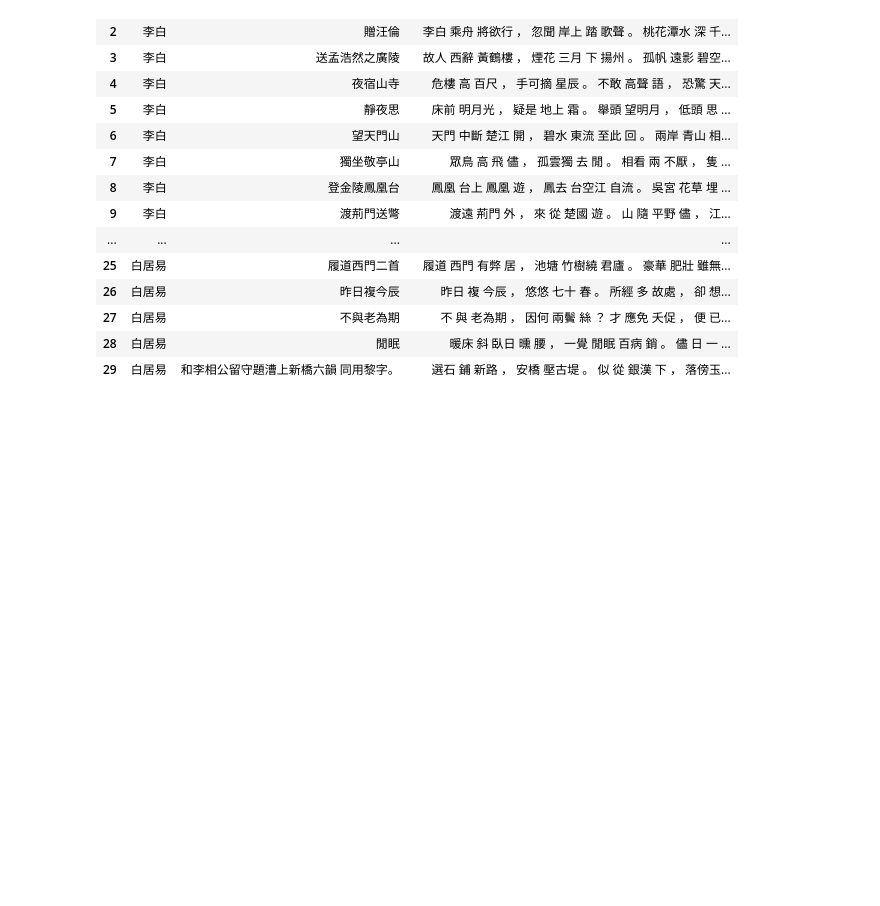
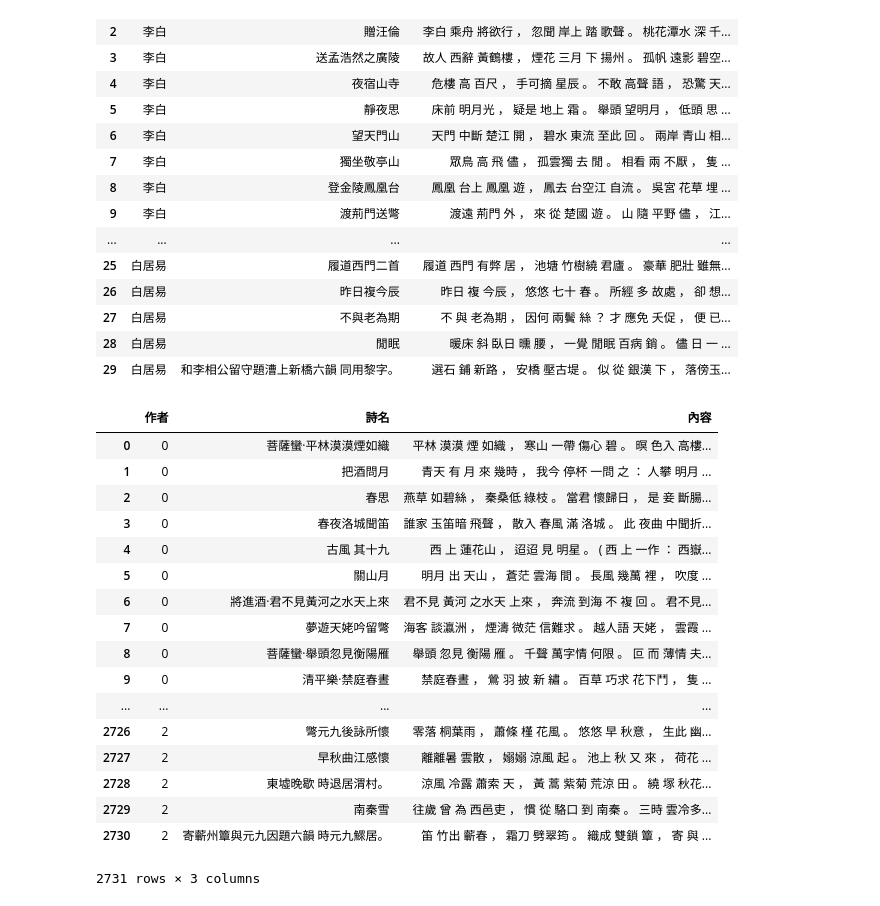
Before and after one commit to Elwing-Chou/cb104, a Jupyter notebook: poem_classification.ipynb, the cells around one changed output. Saved outputs shown, nothing was run; the diff lists cells and outputs as text; code cells hidden in the pictures; blank space fills up the shorter version.

```diff
--- a/poem_classification.ipynb
+++ b/poem_classification.ipynb
@@ -101,3 +101,28 @@ testdf
 | 27 | 白居易 | 不與老為期 | 不 與 老為期 ， 因何 兩鬢 絲 ？ 才 應免 夭促 ， 便 已... |
 | 28 | 白居易 | 閒眠 | 暖床 斜 臥日 曛 腰 ， 一覺 閒眠 百病 銷 。 儘 日 一 ... |
 | 29 | 白居易 | 和李相公留守題漕上新橋六韻 同用黎字。 | 選石 鋪 新路 ， 安橋 壓古堤 。 似 從 銀漢 下 ， 落傍玉... |
+# %%
+# 分類的時候 答案一定要轉成 0, 1, 2, 3, 4
+trans = {"李白":0, "杜甫":1, "白居易":2}
+traindf["作者"] = traindf["作者"].replace(trans)
+testdf["作者"] = testdf["作者"].replace(trans)
+traindf
+# %% [output]
+|  | 作者 | 詩名 | 內容 |
+| 0 | 0 | 菩薩蠻·平林漠漠煙如織 | 平林 漠漠 煙 如織 ， 寒山 一帶 傷心 碧 。 暝 色入 高樓... |
+| 1 | 0 | 把酒問月 | 青天 有 月 來 幾時 ， 我今 停杯 一問 之 ： 人攀 明月 ... |
+| 2 | 0 | 春思 | 燕草 如碧絲 ， 秦桑低 綠枝 。 當君 懷歸日 ， 是 妾 斷腸... |
+| 3 | 0 | 春夜洛城聞笛 | 誰家 玉笛暗 飛聲 ， 散入 春風 滿 洛城 。 此 夜曲 中聞折... |
+| 4 | 0 | 古風 其十九 | 西 上 蓮花山 ， 迢迢 見 明星 。 ( 西 上 一作 ： 西嶽... |
+| 5 | 0 | 關山月 | 明月 出 天山 ， 蒼茫 雲海 間 。 長風 幾萬 裡 ， 吹度 ... |
+| 6 | 0 | 將進酒·君不見黃河之水天上來 | 君不見 黃河 之水天 上來 ， 奔流 到海 不 複 回 。 君不見... |
+| 7 | 0 | 夢遊天姥吟留彆 | 海客 談瀛洲 ， 煙濤 微茫 信難求 。 越人語 天姥 ， 雲霞 ... |
+| 8 | 0 | 菩薩蠻·舉頭忽見衡陽雁 | 舉頭 忽見 衡陽 雁 。 千聲 萬字情 何限 。 叵 而 薄情 夫... |
+| 9 | 0 | 清平樂·禁庭春晝 | 禁庭春晝 ， 鶯 羽 披 新 繡 。 百草 巧求 花下鬥 ， 隻 ... |
+| ... | ... | ... | ... |
+| 2726 | 2 | 彆元九後詠所懷 | 零落 桐葉雨 ， 蕭條 槿 花風 。 悠悠 早 秋意 ， 生此 幽... |
+| 2727 | 2 | 早秋曲江感懷 | 離離暑 雲散 ， 嫋嫋 涼風 起 。 池上 秋 又 來 ， 荷花 ... |
+| 2728 | 2 | 東墟晚歇 時退居渭村。 | 涼風 冷露 蕭索 天 ， 黃 蒿 紫菊 荒涼 田 。 繞 塚 秋花... |
+| 2729 | 2 | 南秦雪 | 往歲 曾 為 西邑吏 ， 慣 從 駱口 到 南秦 。 三時 雲冷多... |
+| 2730 | 2 | 寄蘄州簟與元九因題六韻 時元九鰥居。 | 笛 竹出 蘄春 ， 霜刀 劈翠筠 。 織成 雙鎖 簟 ， 寄 與 ... |
+2731 rows × 3 columns
```
Also changed, not shown: parts of 2 cells of this notebook.
